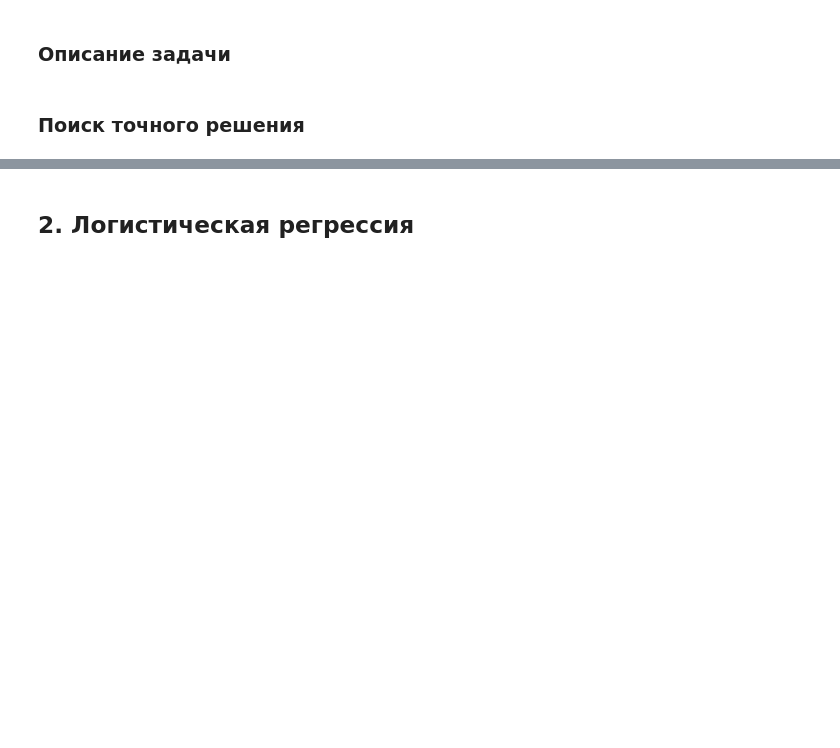
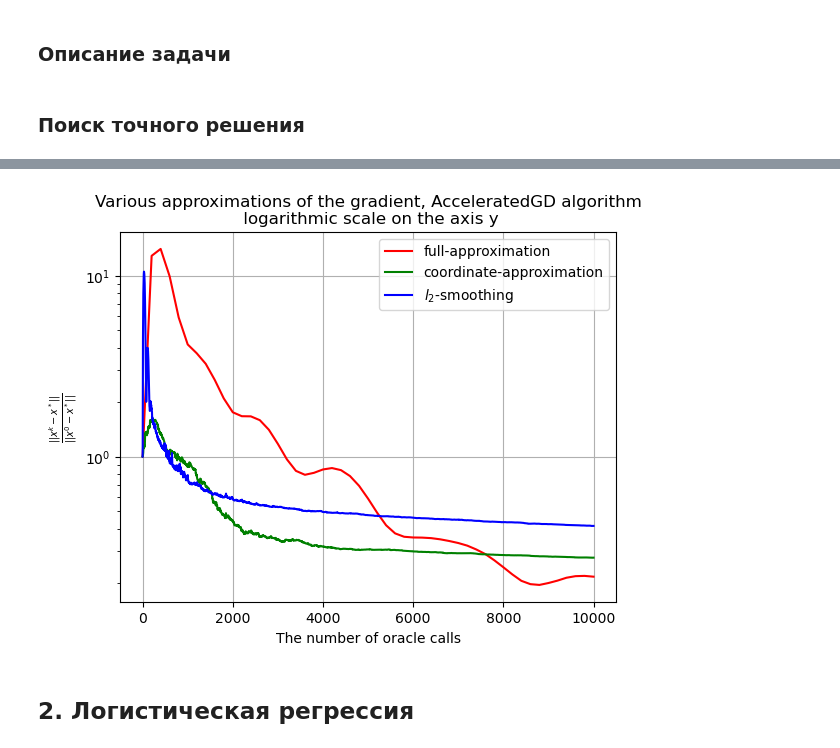
Before and after one commit to intsystems/2024-Project-160, a Jupyter notebook: code/main.ipynb, the cells around one changed output, grey strips where cells are left out. Saved outputs shown, nothing was run; the diff lists cells and outputs as text; code cells hidden in the pictures; blank space fills up the shorter version.

```diff
--- a/code/main.ipynb
+++ b/code/main.ipynb
@@ -114,3 +119,31 @@ make_err_plot(optimizers_list, save_name=f"Deterministic_quadratic_GD_AGD_Nester
+# %%
+p = 0.9
+beta = p * (mu * learning_rate_AcceleratedGD(0))**0.5
+eta = 1/(mu * learning_rate_AcceleratedGD(0))**0.5
+theta = (p / eta - 1)/(beta * p / eta - 1)
+
+optimizers_list = [
+    AcceleratedGDOptimizer(turtle, learning_rate_AcceleratedGD, x_0, theta, eta, beta, p, sett, x_sol, max_oracle_calls=num_calls)
+]
+
+p = 0.15
+beta = p * (mu * learning_rate_AcceleratedGD(0))**0.5
+eta = 1/(mu * learning_rate_AcceleratedGD(0))**0.5
+theta = (p / eta - 1)/(beta * p / eta - 1)
+
+num_calls = 10**4
+
+optimizers_list += [
+    AcceleratedGDOptimizer(coordinate, learning_rate_AcceleratedGD, x_0, theta, eta, beta, p, sett, x_sol, max_oracle_calls=num_calls),
+    AcceleratedGDOptimizer(lame, learning_rate_AcceleratedGD, x_0, theta, eta, beta, p, sett, x_sol, max_oracle_calls=num_calls),
+]
+
+for opt in optimizers_list:
+    opt.optimize()
+
+make_err_plot(optimizers_list)
+# %% [output]
+[figure, added]
 # %% [markdown]
 ## 2. Логистическая регрессия
 # %%
```
Also changed, not shown: parts of 28 cells of this notebook, 7 other files.
